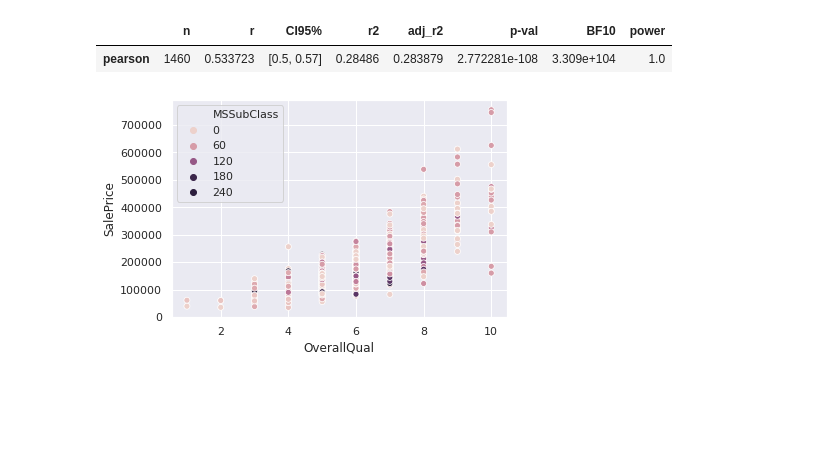
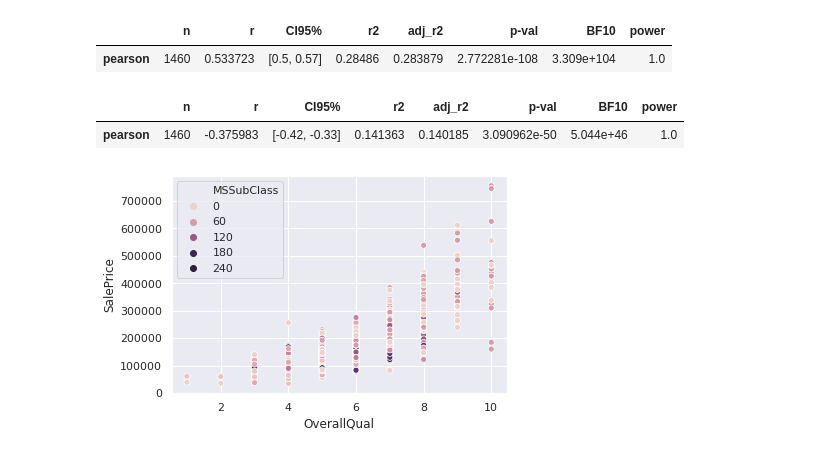
Before and after one commit to CSC345DSLoveYou/HousePrice_DSLoveyou, a Jupyter notebook: HousePrices_DSLoveYou.ipynb, the cells around one changed output. Drawn from its saved outputs; the diff is of its cells as text; code cells hidden in the pictures; blank space fills up the shorter version.

```diff
--- a/HousePrices_DSLoveYou.ipynb
+++ b/HousePrices_DSLoveYou.ipynb
@@ -81,6 +81,12 @@ pg.corr(x=dfTrain['TotRmsAbvGrd'], y=dfTrain['SalePrice'])
 # %% [output]
 |  | n | r | CI95% | r2 | adj_r2 | p-val | BF10 | power |
 | pearson | 1460 | 0.533723 | [0.5, 0.57] | 0.28486 | 0.283879 | 2.772281e-108 | 3.309e+104 | 1.0 |
+# %%
+#The relation of OverallCond  and YearBuilt
+pg.corr(x=dfTrain['OverallCond'], y=dfTrain['YearBuilt'])
+# %% [output]
+|  | n | r | CI95% | r2 | adj_r2 | p-val | BF10 | power |
+| pearson | 1460 | -0.375983 | [-0.42, -0.33] | 0.141363 | 0.140185 | 3.090962e-50 | 5.044e+46 | 1.0 |
 # %%
 #The relation of LotArea and SalePrice
 import pingouin as pg
```
Also changed, not shown: parts of 2 cells of this notebook.
